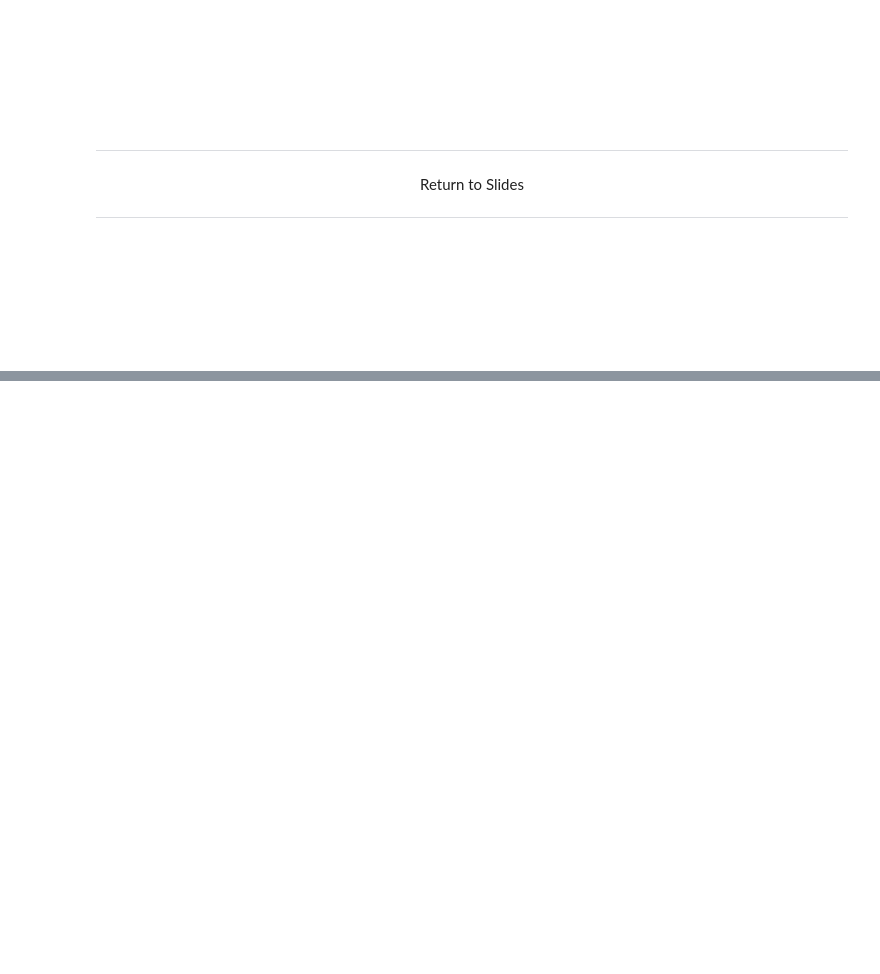
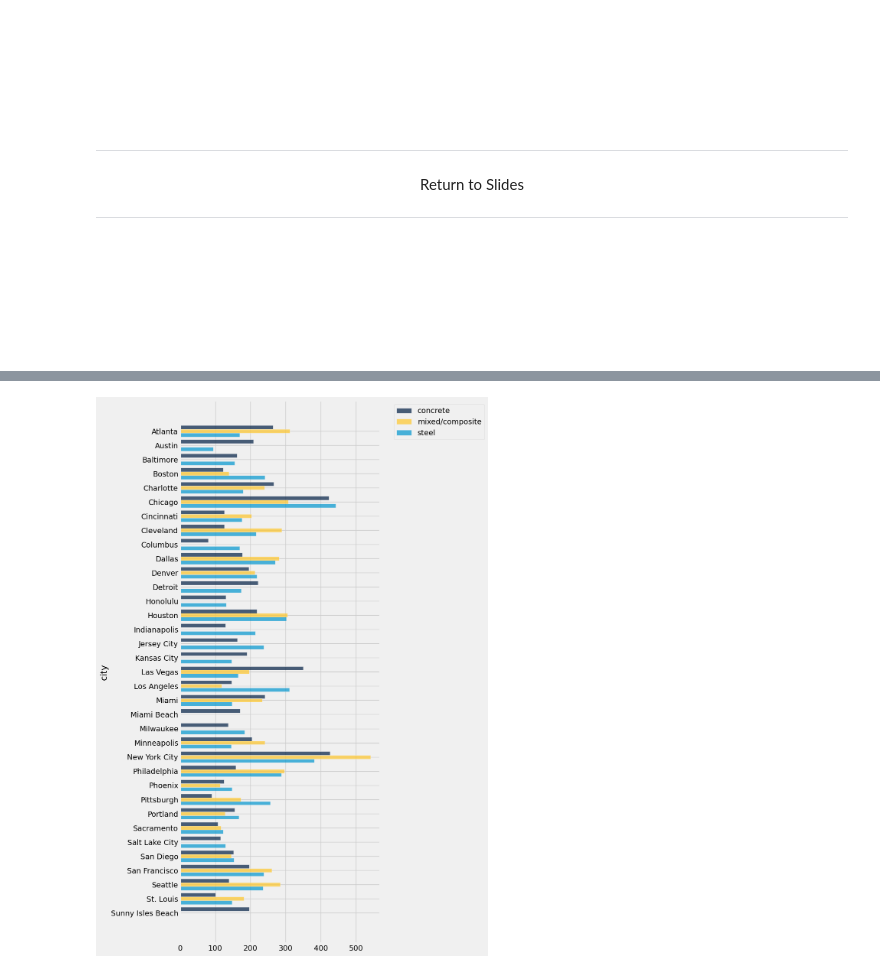
Before and after one commit to data-8/materials-sp23, a Jupyter notebook: lec/lec11.ipynb, the cells around one changed output, grey strips where cells are left out. Saved outputs shown, nothing was run; the diff lists cells and outputs as text; code cells hidden in the pictures; blank space fills up the shorter version.

```diff
--- a/lec/lec11.ipynb
+++ b/lec/lec11.ipynb
@@ -549,0 +533,4 @@ sky.sort('age', descending=True).column('name').item(0)
+# %%
+tall_pivot.barh("city")
+# %% [output]
+[figure, added]
```
Also changed, not shown: parts of 30 cells of this notebook.
